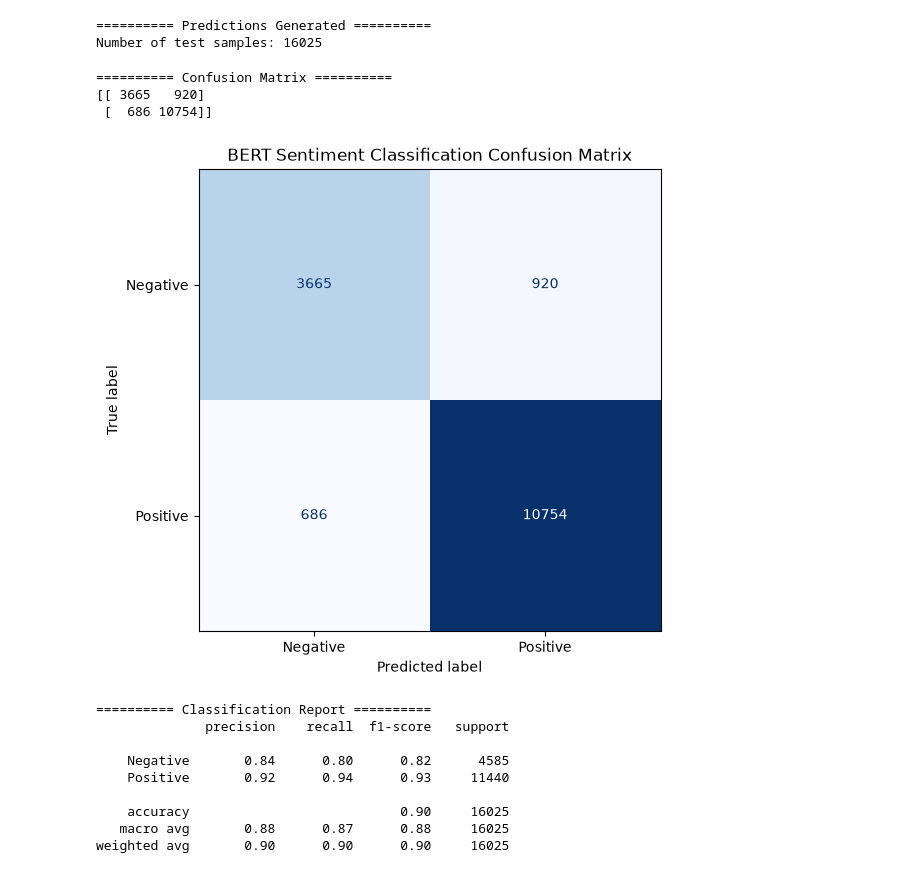
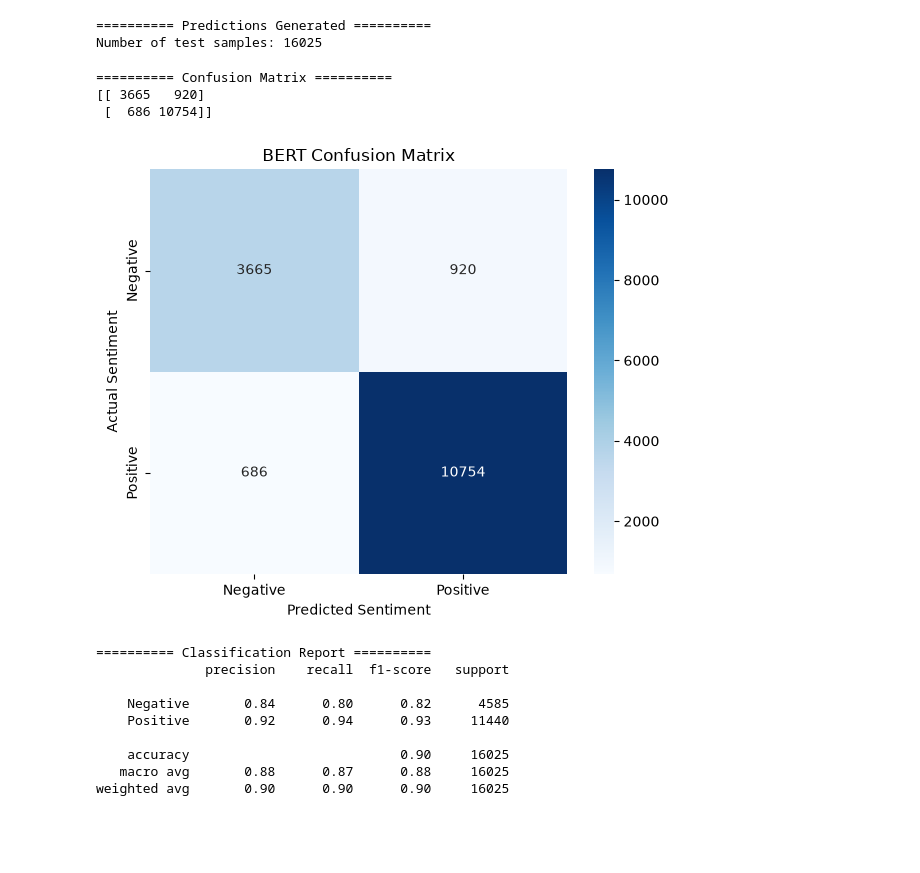
Before and after one commit to luisaaiko/AdvancedAI, a Jupyter notebook: 6bert_model.ipynb, the cells around one changed output. Drawn from its saved outputs; the diff is of its cells as text; code cells hidden in the pictures; blank space fills up the shorter version.

Commit message:
Updated BERT confusion matrix

```diff
--- a/6bert_model.ipynb
+++ b/6bert_model.ipynb
@@ -634,33 +635,35 @@ print("Number of test samples:", len(y_true))
 ========== Predictions Generated ==========
 Number of test samples: 16025
 # %%
-# Create confusion matrix
+# Generate confusion matrix
 cm = confusion_matrix(y_true, y_pred)
 
 print("========== Confusion Matrix ==========")
 print(cm)
 
-# Display confusion matrix
-disp = ConfusionMatrixDisplay(
-    confusion_matrix=cm,
-    display_labels=["Negative", "Positive"]
+# Plot confusion matrix
+plt.figure(figsize=(6,5))
+
+sns.heatmap(
+    cm,
+    annot=True,
+    fmt="d",
+    cmap="Blues",
+    xticklabels=["Negative", "Positive"],
+    yticklabels=["Negative", "Positive"]
 )
 
-fig, ax = plt.subplots(figsize=(6, 6))
+plt.xlabel("Predicted Sentiment")
+plt.ylabel("Actual Sentiment")
+plt.title("BERT Confusion Matrix")
 
-disp.plot(
-    cmap="Blues",
-    colorbar=False,
-    ax=ax
-)
-
-plt.title("BERT Sentiment Classification Confusion Matrix")
+plt.tight_layout()
 plt.show()
 # %% [output]
 ========== Confusion Matrix ==========
 [[ 3665   920]
  [  686 10754]]
-[figure, old version]
+[figure, new version]
 # %%
 print("========== Classification Report ==========")
 
```
Also changed, not shown: parts of 1 cell of this notebook.
